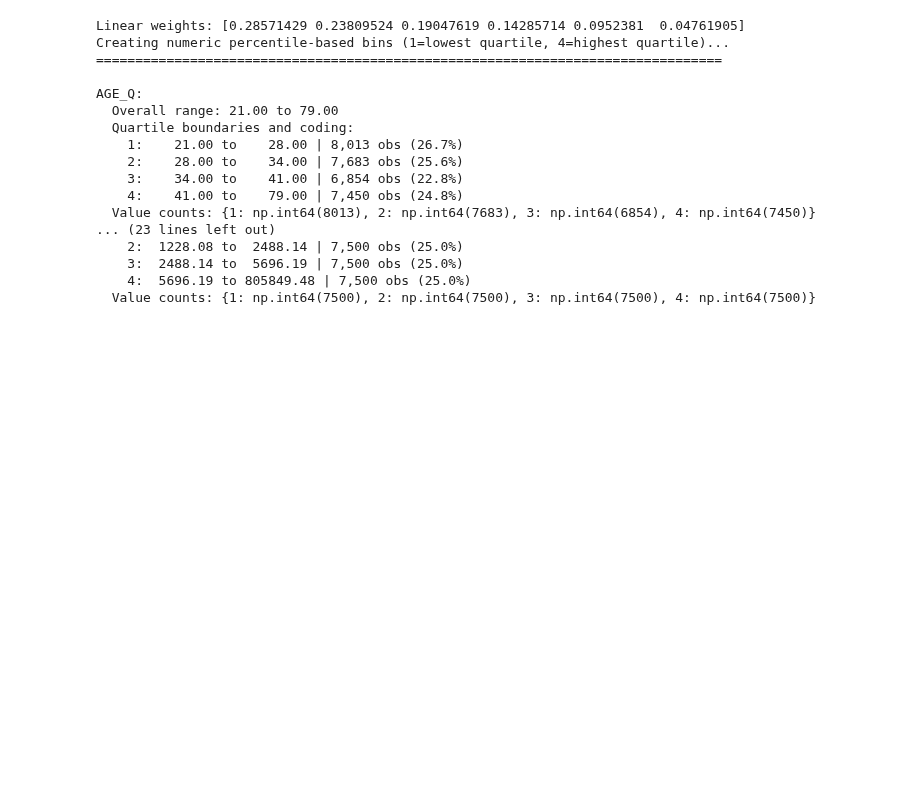
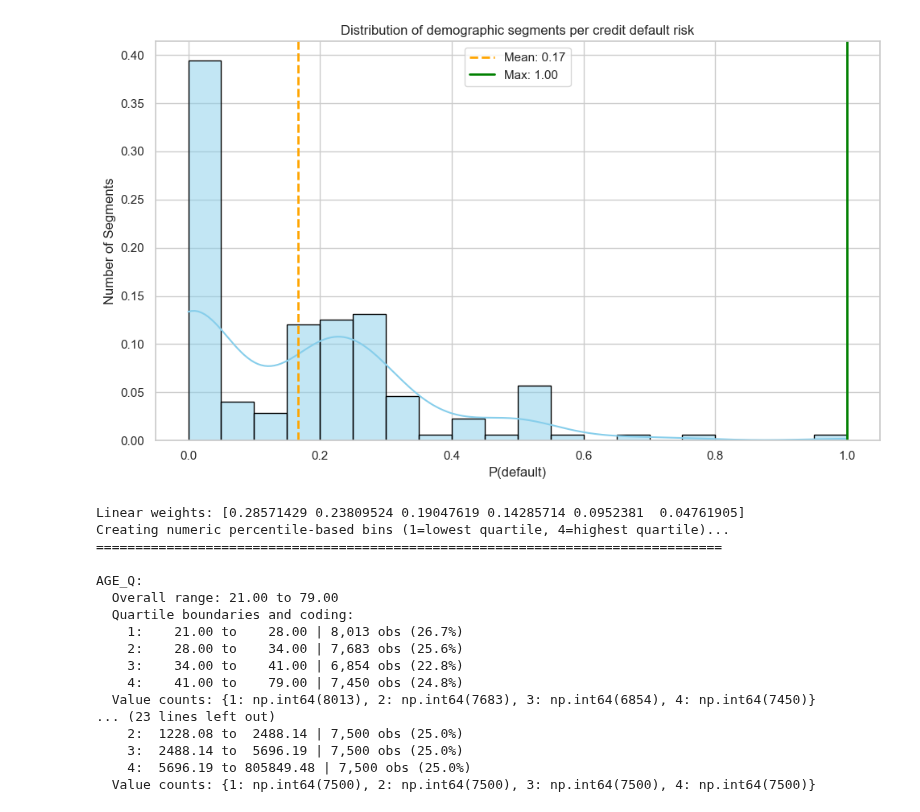
Before and after one commit to MaximeBoulat/AAI500-TeamProject, a Jupyter notebook: FinalTeamProject.ipynb, the cells around one changed output. Saved outputs shown, nothing was run; the diff lists cells and outputs as text; code cells hidden in the pictures; blank space fills up the shorter version.

```diff
--- a/FinalTeamProject.ipynb
+++ b/FinalTeamProject.ipynb
@@ -8,3 +71,48 @@ df = pd.read_csv('Datasets/Credit.csv')
+# %%
+import pandas as pd
+import matplotlib.pyplot as plt
+import seaborn as sns
+
+df2 = pd.read_csv('Datasets/Credit.csv')
+
+# Create AGE groups
+age_bins = [20, 30, 40, 50, 60, 70, 80]
+age_labels = ['20s', '30s', '40s', '50s', '60s', '70s']
+df2['AGE_GROUP'] = pd.cut(df2['AGE'], bins=age_bins, labels=age_labels, right=False)
+
+# Define population segments
+segment_columns = ['SEX', 'EDUCATION', 'MARRIAGE', 'AGE_GROUP']
+segment_group = df2.groupby(segment_columns)
+
+# Count total and on-time payments per segment
+segment_stats = segment_group['default payment next month'].agg(
+    total='count',
+    default=lambda x: (x == 1).sum()
+).reset_index()
+
+# Calculate Probability
+segment_stats['probability'] = segment_stats['default'] / segment_stats['total']
+
+# Plot histogram with KDE
+plt.figure(figsize=(10, 6))
+sns.histplot(segment_stats['probability'], bins=20, kde=True, color='skyblue', edgecolor='black', stat='probability')
+
+# Add vertical lines
+mean_prob = segment_stats['probability'].mean()
+max_prob = segment_stats['probability'].max()
+
+plt.axvline(mean_prob, color='orange', linestyle='--', linewidth=2, label=f'Mean: {mean_prob:.2f}')
+plt.axvline(max_prob, color='green', linestyle='-', linewidth=2, label=f'Max: {max_prob:.2f}')
+
+# Labels and legend
+plt.title("Distribution of demographic segments per credit default risk")
+plt.xlabel("P(default)")
+plt.ylabel("Number of Segments")
+plt.legend()
+plt.tight_layout()
+plt.show()
+# %% [output]
+[figure, added]
 # %%
 df.rename(columns={df.columns[-1]: 'default_status'}, inplace=True)
 
```
Also changed, not shown: parts of 4 cells of this notebook, 2 other files.
